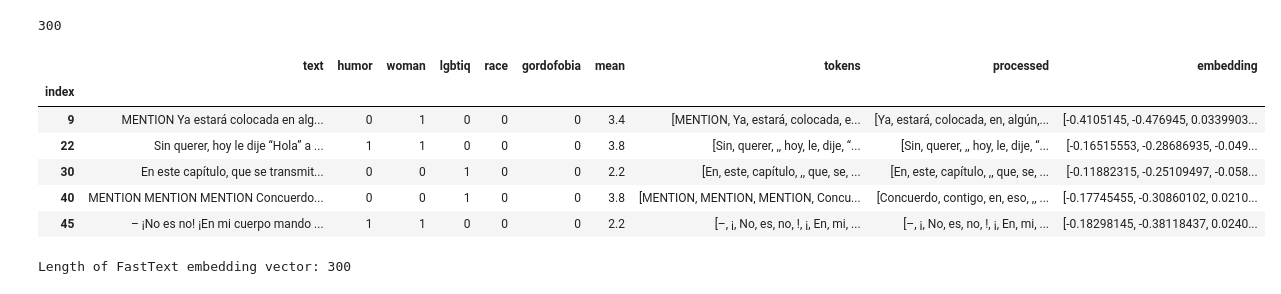
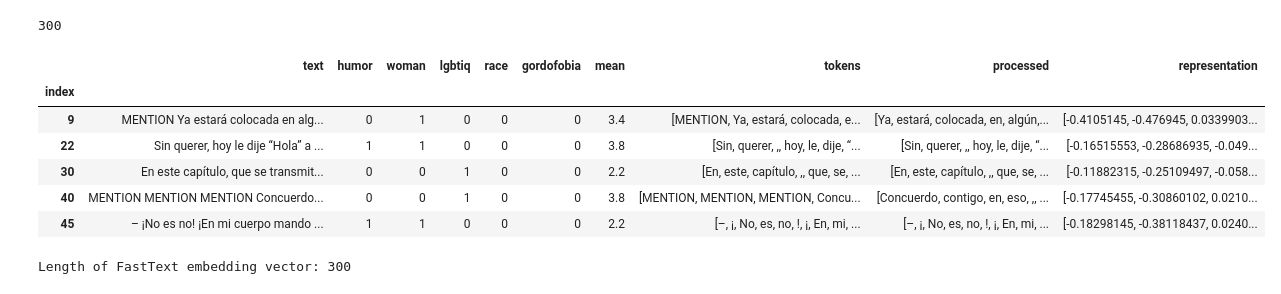
Before and after one commit to steciuk/LNR-hurftul-humor-detector, a Jupyter notebook: project.ipynb, the cells around one changed output. Cells and saved outputs as stored; diff of their text form; code cells hidden in the pictures.

```diff
--- a/project.ipynb
+++ b/project.ipynb
@@ -309,10 +310,10 @@ def get_sentence_embedding(tokens: list[str], model):
 
     return np.mean(embeddings, axis=0)
 # %%
-fast_text_suc_df['embedding'] = fast_text_suc_df['processed'].apply(lambda tokens: get_sentence_embedding(tokens, fast_text_suc_model))
+fast_text_suc_df['representation'] = fast_text_suc_df['processed'].apply(lambda tokens: get_sentence_embedding(tokens, fast_text_suc_model))
 display(fast_text_suc_df.head())
 # %% [output]
-|  | text | humor | woman | lgbtiq | race | gordofobia | mean | tokens | processed | embedding |
+|  | text | humor | woman | lgbtiq | race | gordofobia | mean | tokens | processed | representation |
 | index |  |  |  |  |  |  |  |  |  |  |
 | 9 | MENTION Ya estará colocada en alg... | 0 | 1 | 0 | 0 | 0 | 3.4 | [MENTION, Ya, estará, colocada, e... | [Ya, estará, colocada, en, algún,... | [-0.4105145, -0.476945, 0.0339903... |
 | 22 | Sin querer, hoy le dije “Hola” a ... | 1 | 1 | 0 | 0 | 0 | 3.8 | [Sin, querer, ,, hoy, le, dije, “... | [Sin, querer, ,, hoy, le, dije, “... | [-0.16515553, -0.28686935, -0.049... |
```
Also changed, not shown: parts of 38 cells of this notebook, 4 other files.
